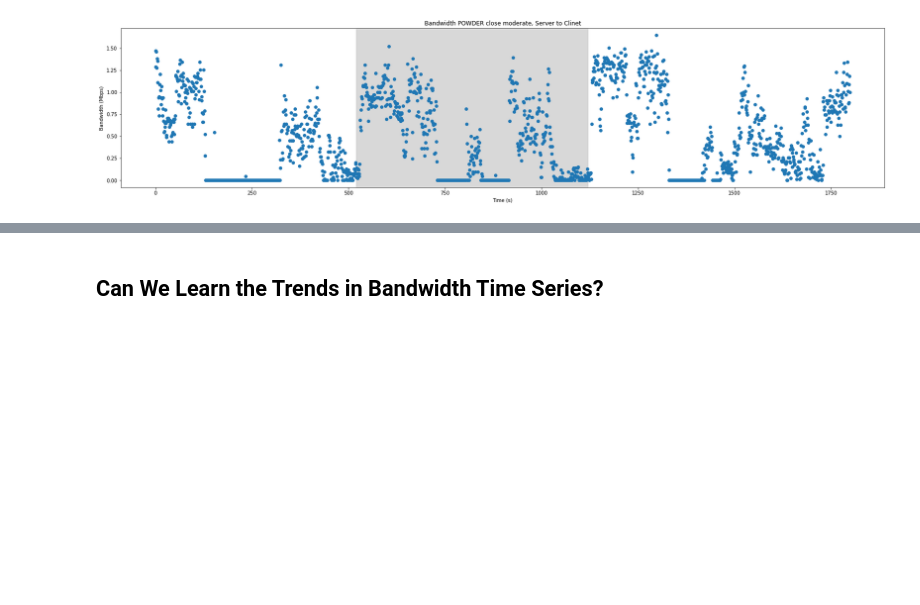
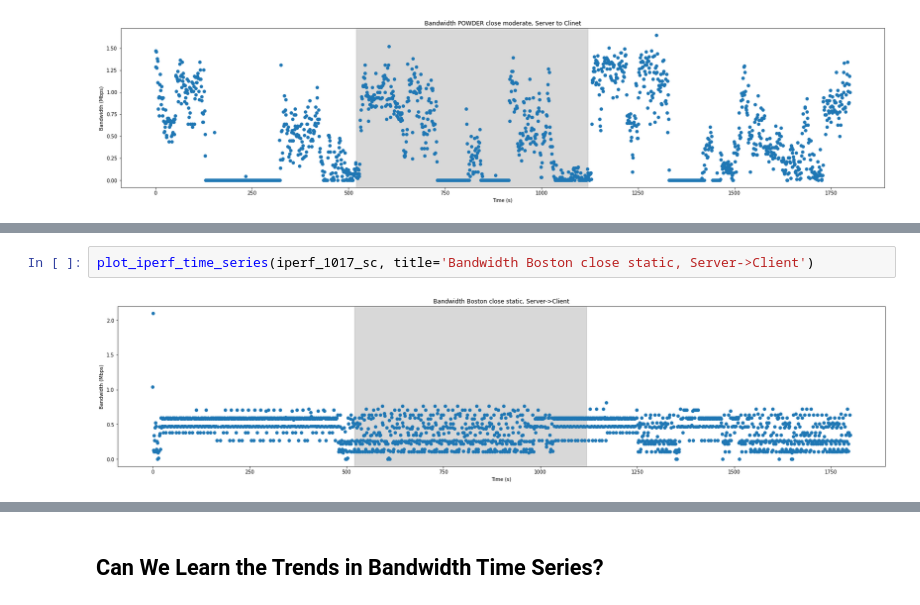
Before and after one commit to nislab/gensync, a Jupyter notebook: run/analysis.ipynb, the cells around one changed output, grey strips where cells are left out. Cells and saved outputs as stored; diff of their text form; blank space fills up the shorter version.

```diff
--- a/run/analysis.ipynb
+++ b/run/analysis.ipynb
@@ -742,0 +762,4 @@ plot_iperf_time_series(iperf_1026_sc, title='Bandwidth POWDER close moderate, Se
+# %%
+plot_iperf_time_series(iperf_1017_sc, title='Bandwidth Boston close static, Server->Client')
+# %% [output]
+[figure, added]
```
Also changed, not shown: parts of 23 cells of this notebook, 10 other files.
